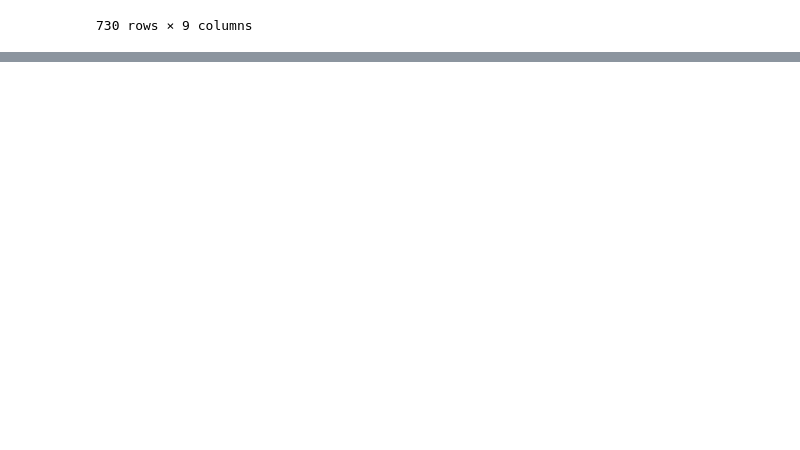
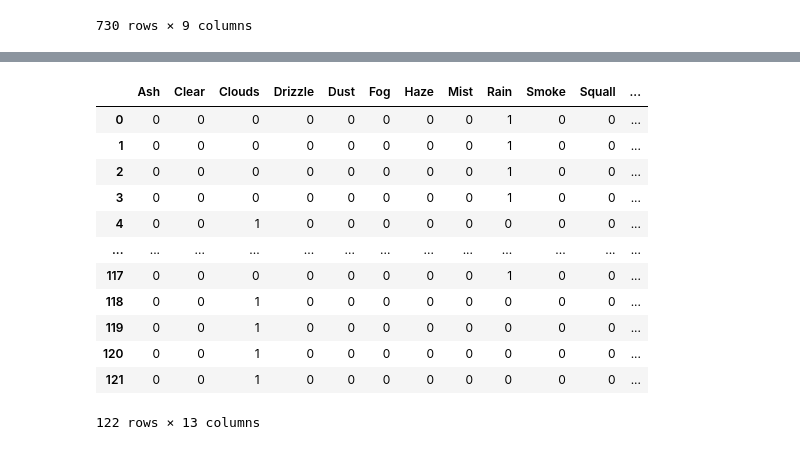
Before and after one commit to arifiani1009/AlinRKA23, a Jupyter notebook: RKA_AnalisisDataCuaca.ipynb, the cells around one changed output, grey strips where cells are left out. Cells and saved outputs as stored; diff of their text form; code cells hidden in the pictures; blank space fills up the shorter version.

```diff
--- a/RKA_AnalisisDataCuaca.ipynb
+++ b/RKA_AnalisisDataCuaca.ipynb
@@ -160,0 +207,17 @@ plt.show()
+# %%
+dummies = pd.get_dummies(rawdata["weather_main"])
+dummies.head(122)
+# %% [output]
+|  | Ash | Clear | Clouds | Drizzle | Dust | Fog | Haze | Mist | Rain | Smoke | Squall | ... |
+| 0 | 0 | 0 | 0 | 0 | 0 | 0 | 0 | 0 | 1 | 0 | 0 | ... |
+| 1 | 0 | 0 | 0 | 0 | 0 | 0 | 0 | 0 | 1 | 0 | 0 | ... |
+| 2 | 0 | 0 | 0 | 0 | 0 | 0 | 0 | 0 | 1 | 0 | 0 | ... |
+| 3 | 0 | 0 | 0 | 0 | 0 | 0 | 0 | 0 | 1 | 0 | 0 | ... |
+| 4 | 0 | 0 | 1 | 0 | 0 | 0 | 0 | 0 | 0 | 0 | 0 | ... |
+| ... | ... | ... | ... | ... | ... | ... | ... | ... | ... | ... | ... | ... |
+| 117 | 0 | 0 | 0 | 0 | 0 | 0 | 0 | 0 | 1 | 0 | 0 | ... |
+| 118 | 0 | 0 | 1 | 0 | 0 | 0 | 0 | 0 | 0 | 0 | 0 | ... |
+| 119 | 0 | 0 | 1 | 0 | 0 | 0 | 0 | 0 | 0 | 0 | 0 | ... |
+| 120 | 0 | 0 | 1 | 0 | 0 | 0 | 0 | 0 | 0 | 0 | 0 | ... |
+| 121 | 0 | 0 | 1 | 0 | 0 | 0 | 0 | 0 | 0 | 0 | 0 | ... |
+122 rows × 13 columns
```
Also changed, not shown: parts of 23 cells of this notebook.
